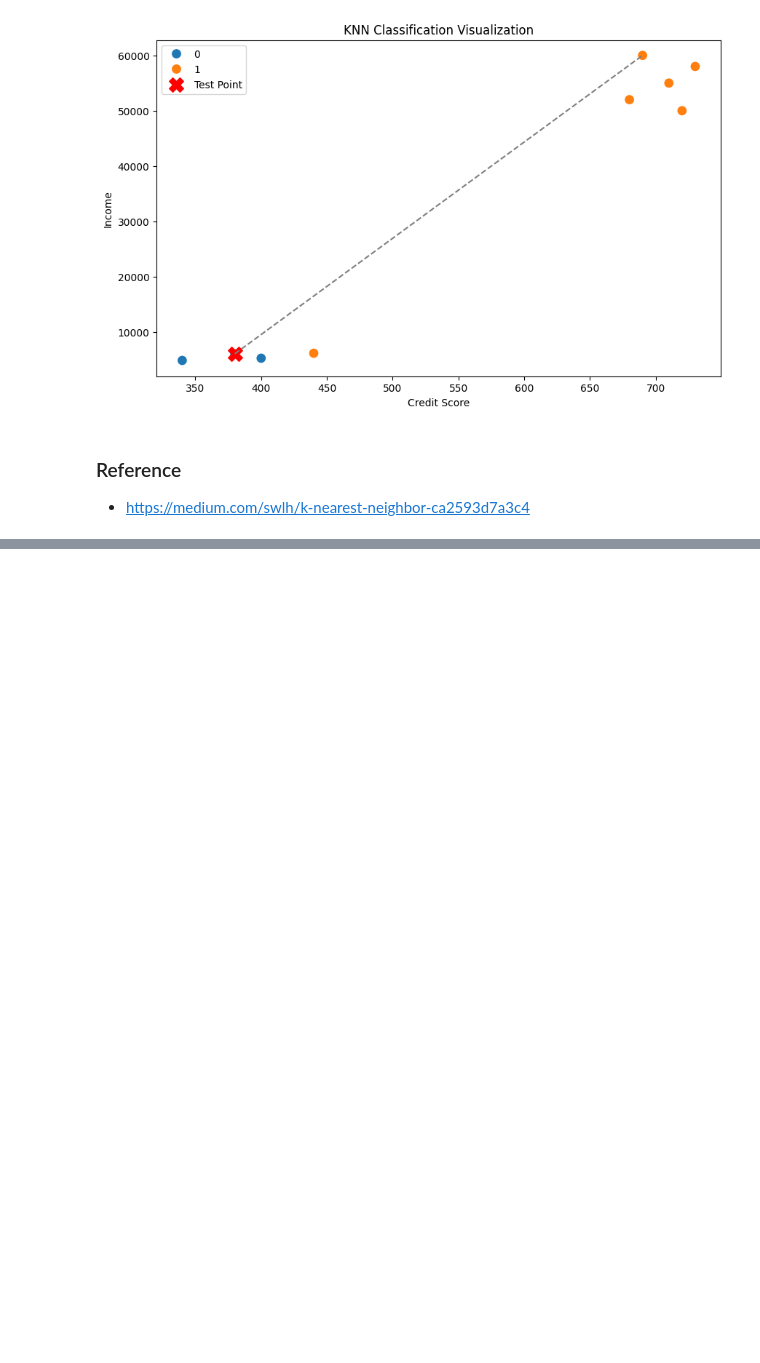
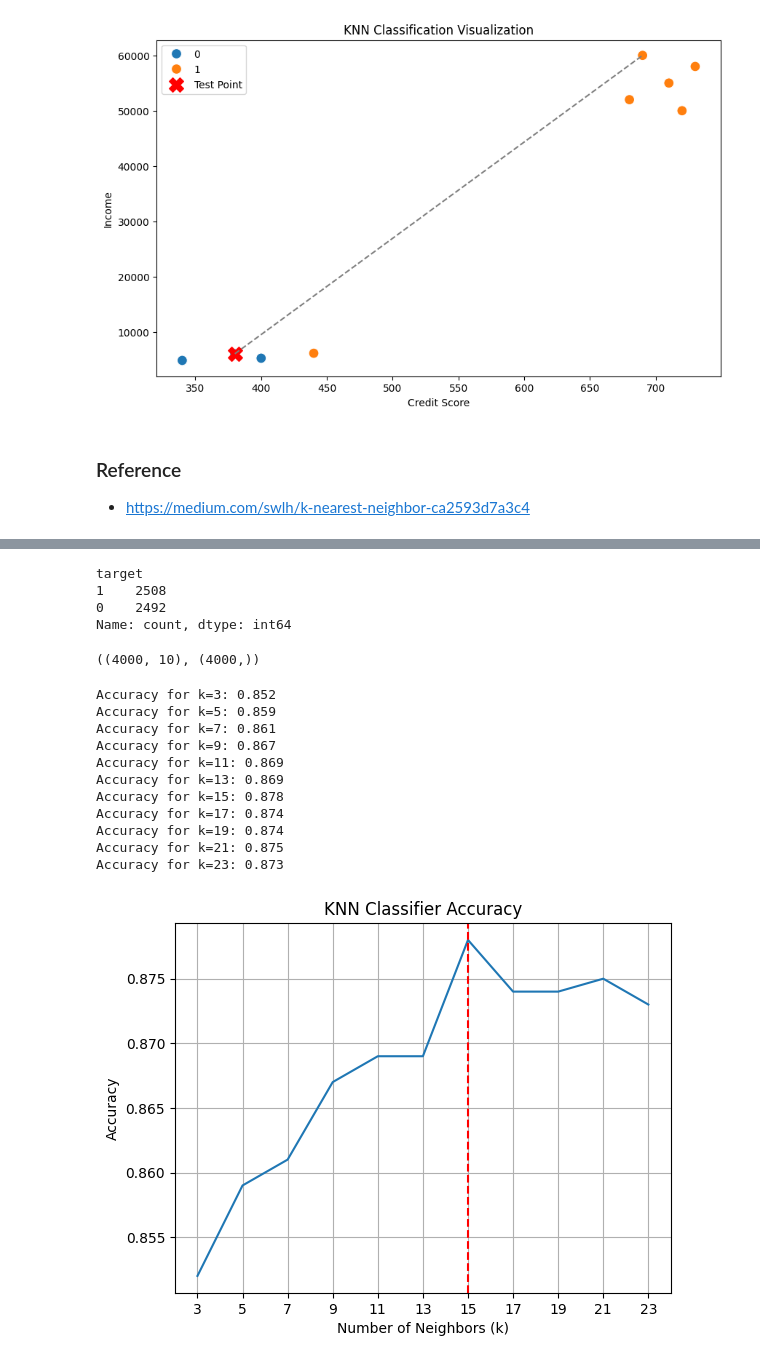
Before and after one commit to rahul8879/data_science_evng, a Jupyter notebook: 04_Machine_learning/01_knn_basic.ipynb, the cells around one changed output, grey strips where cells are left out. Saved outputs shown, nothing was run; the diff lists cells and outputs as text; code cells hidden in the pictures; blank space fills up the shorter version.

```diff
--- a/04_Machine_learning/01_knn_basic.ipynb
+++ b/04_Machine_learning/01_knn_basic.ipynb
@@ -89,3 +89,13 @@ plt.show()
 # %% [markdown]
 ### Reference
 - https://medium.com/swlh/k-nearest-neighbor-ca2593d7a3c4
+# %%
+# lets create classfication data from skelearn
+from sklearn.datasets import make_classification, make_regression
+
+X, y = make_classification(n_samples=5000, n_features=10, n_classes=2, random_state=42)
+df = pd.DataFrame(X, columns=[f"feature_{i}" for i in range(X.shape[1])])
+df["target"] = y
+df.head(2)
+
+#
@@ -91,0 +106,56 @@ plt.show()
+# %%
+df.shape
+df.target.value_counts()
+# %% [output]
+target
+1    2508
+0    2492
+Name: count, dtype: int64
+# %%
+# split the data into train and test
+from sklearn.model_selection import train_test_split
+from sklearn.metrics import accuracy_score
+from sklearn.neighbors import KNeighborsClassifier, KNeighborsRegressor
+X_train, X_test, y_train, y_test = train_test_split(X, y, test_size=0.2, random_state=42)
+# shape of training data
+X_train.shape, y_train.shape
+# %% [output]
+((4000, 10), (4000,))
+# %%
+k = [3, 5, 7, 9,11,13,15,17,19,21,23]
+accuracy_scores = []
+for i in k:
+    knn = KNeighborsClassifier(n_neighbors=i)
+    knn.fit(X_train, y_train) # here your model will learn
+    y_pred = knn.predict(X_test) # you are predicting on testing data
+    accuracy = accuracy_score(y_test, y_pred) # you are comparing with the true labels
+    accuracy_scores.append(accuracy)
+    print(f"Accuracy for k={i}: {accuracy}")
+
+
+# plot it
+import matplotlib.pyplot as plt
+# label optimal k value
+optimal_k = k[accuracy_scores.index(max(accuracy_scores))]
+
+plt.plot(k, accuracy_scores)
+plt.axvline(x=optimal_k, color='r', linestyle='--', label=f'Optimal k={optimal_k}')
+plt.xlabel("Number of Neighbors (k)")
+plt.ylabel("Accuracy")
+plt.title("KNN Classifier Accuracy")
+plt.xticks(k)
+plt.grid()
+plt.show()
+# %% [output]
+Accuracy for k=3: 0.852
+Accuracy for k=5: 0.859
+Accuracy for k=7: 0.861
+Accuracy for k=9: 0.867
+Accuracy for k=11: 0.869
+Accuracy for k=13: 0.869
+Accuracy for k=15: 0.878
+Accuracy for k=17: 0.874
+Accuracy for k=19: 0.874
+Accuracy for k=21: 0.875
+Accuracy for k=23: 0.873
+[figure, added]
```
Also changed, not shown: parts of 15 cells of this notebook, 3 other files.
